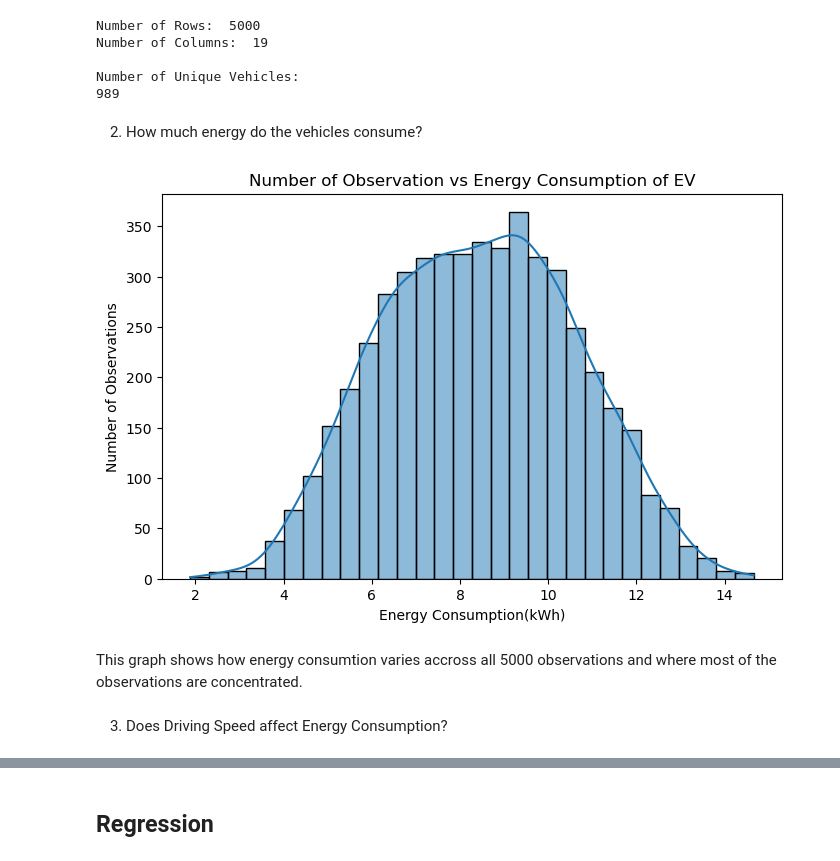
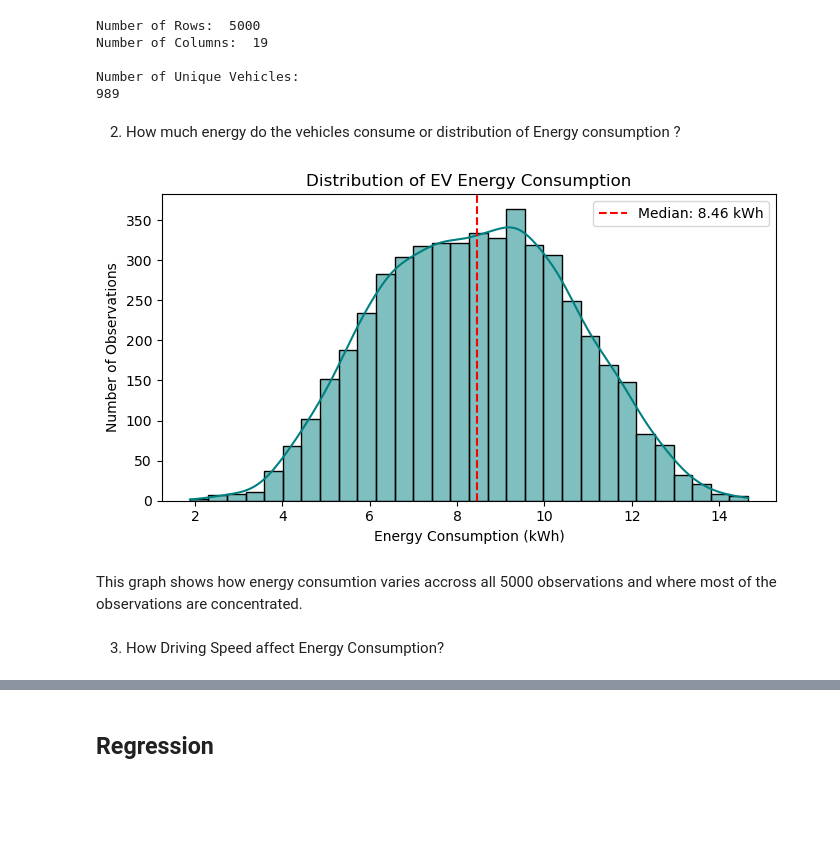
Before and after one commit to sahal-cm/EV_Energy_consumption_Prediction, a Jupyter notebook: EV_Energy_Project.ipynb, the cells around one changed output, grey strips where cells are left out. Saved outputs shown, nothing was run; the diff lists cells and outputs as text; code cells hidden in the pictures; blank space fills up the shorter version.

```diff
--- a/EV_Energy_Project.ipynb
+++ b/EV_Energy_Project.ipynb
@@ -149,19 +150,36 @@ Number of Columns:  19
 Number of Unique Vehicles:
 989
 # %% [markdown]
-2. How much energy do the vehicles consume?
+2. How much energy do the vehicles consume or distribution of Energy consumption ?
-# %%
-plt.figure(figsize=(8,5))
-
-sns.histplot(df["Energy_Consumption_Kwh"], bins=30, kde=True)
-
-plt.title("Number of Observation vs Energy Consumption of EV")
-plt.xlabel("Energy Consumption(kWh)")
-plt.ylabel("Number of Observations")
-plt.show()
-# %% [output]
-[figure, removed]
+# %%
+plt.figure(figsize=(7, 4))
+
+sns.histplot(
+    data=df,
+    x="Energy_Consumption_Kwh",
+    bins=30,
+    kde=True,
+    color="teal"
+)
+
+median_value = df["Energy_Consumption_Kwh"].median()
+
+plt.axvline(
+    median_value,
+    color="red",
+    linestyle="--",
+    label=f"Median: {median_value:.2f} kWh"
+)
+
+plt.title("Distribution of EV Energy Consumption")
+plt.xlabel("Energy Consumption (kWh)")
+plt.ylabel("Number of Observations")
+plt.legend()
+plt.tight_layout()
+plt.show()
+# %% [output]
+[figure, added]
 # %% [markdown]
 This graph shows how energy consumtion varies accross all 5000 observations and where most of the observations are concentrated.
 # %% [markdown]
-3. Does Driving Speed affect Energy Consumption?
+3. How Driving Speed affect Energy Consumption?
```
Also changed, not shown: parts of 35 cells of this notebook.
